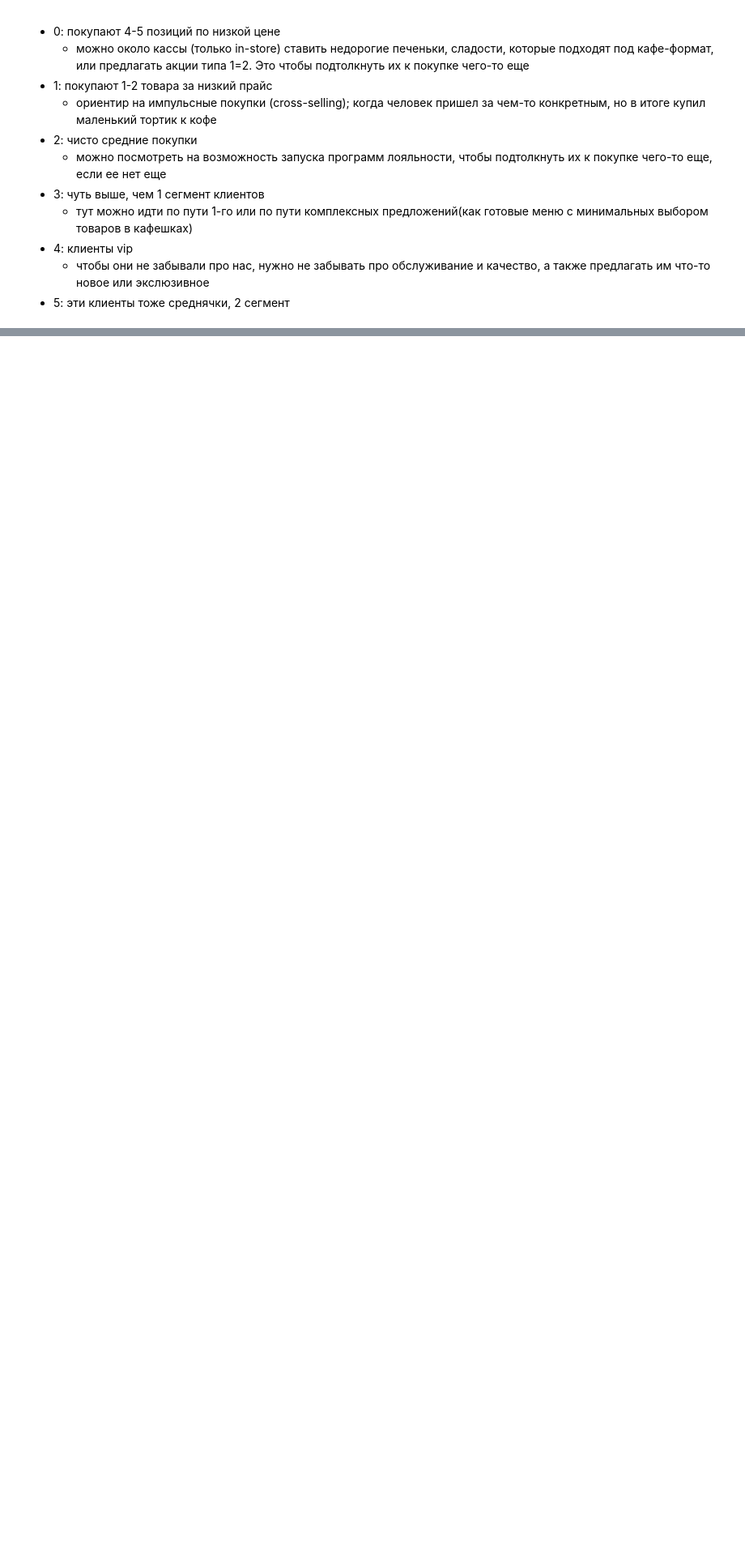
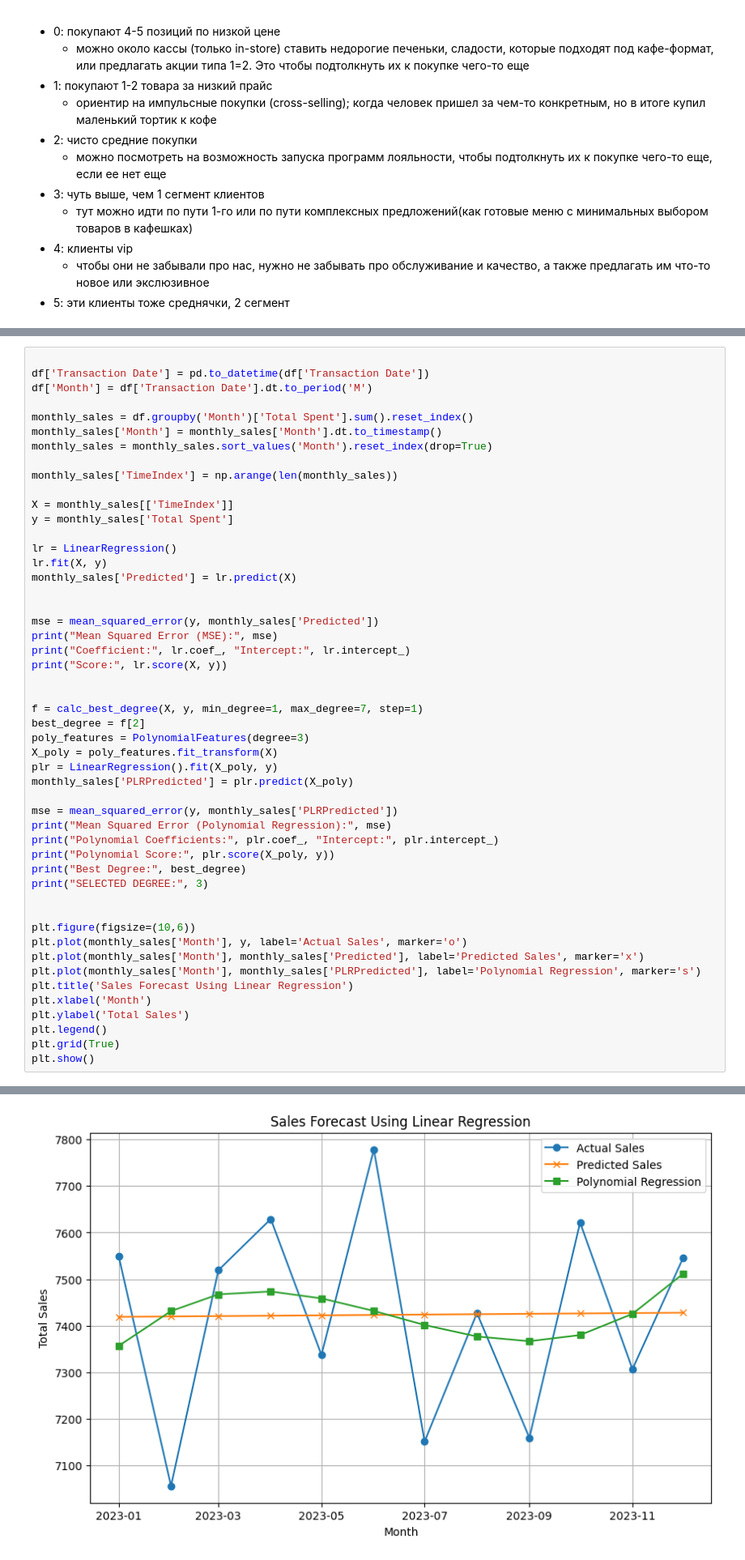
Before and after one commit to Mauzec/spbu_ml_2025, a Jupyter notebook: homeworks/ex1-analysis/analysis.ipynb, the cells around one changed output, grey strips where cells are left out. Shown at 81% size. Cells and saved outputs as stored; diff of their text form; blank space fills up the shorter version.

Commit message:
ex1: added total sales prediction with poly and propnet

```diff
--- a/homeworks/ex1-analysis/analysis.ipynb
+++ b/homeworks/ex1-analysis/analysis.ipynb
@@ -391,0 +451,51 @@ Cluster
+# %%
+
+df['Transaction Date'] = pd.to_datetime(df['Transaction Date'])
+df['Month'] = df['Transaction Date'].dt.to_period('M')
+
+monthly_sales = df.groupby('Month')['Total Spent'].sum().reset_index()
+monthly_sales['Month'] = monthly_sales['Month'].dt.to_timestamp()
+monthly_sales = monthly_sales.sort_values('Month').reset_index(drop=True)
+
+monthly_sales['TimeIndex'] = np.arange(len(monthly_sales))
+
+X = monthly_sales[['TimeIndex']]
+y = monthly_sales['Total Spent']
+
+lr = LinearRegression()
+lr.fit(X, y)
+monthly_sales['Predicted'] = lr.predict(X)
+
+
+mse = mean_squared_error(y, monthly_sales['Predicted'])
+print("Mean Squared Error (MSE):", mse)
+print("Coefficient:", lr.coef_, "Intercept:", lr.intercept_)
+print("Score:", lr.score(X, y))
+
+
+f = calc_best_degree(X, y, min_degree=1, max_degree=7, step=1)
+best_degree = f[2]
+poly_features = PolynomialFeatures(degree=3)
+X_poly = poly_features.fit_transform(X)
+plr = LinearRegression().fit(X_poly, y)
+monthly_sales['PLRPredicted'] = plr.predict(X_poly)
+
+mse = mean_squared_error(y, monthly_sales['PLRPredicted'])
+print("Mean Squared Error (Polynomial Regression):", mse)
+print("Polynomial Coefficients:", plr.coef_, "Intercept:", plr.intercept_)
+print("Polynomial Score:", plr.score(X_poly, y))
+print("Best Degree:", best_degree)
+print("SELECTED DEGREE:", 3)
+
+
+plt.figure(figsize=(10,6))
+plt.plot(monthly_sales['Month'], y, label='Actual Sales', marker='o')
+plt.plot(monthly_sales['Month'], monthly_sales['Predicted'], label='Predicted Sales', marker='x')
+plt.plot(monthly_sales['Month'], monthly_sales['PLRPredicted'], label='Polynomial Regression', marker='s')
+plt.title('Sales Forecast Using Linear Regression')
+plt.xlabel('Month')
+plt.ylabel('Total Sales')
+plt.legend()
+plt.grid(True)
+plt.show()
+# %% [output]
@@ -391,0 +510 @@ Cluster
+[figure, added]
```
Also changed, not shown: parts of 13 cells of this notebook.
